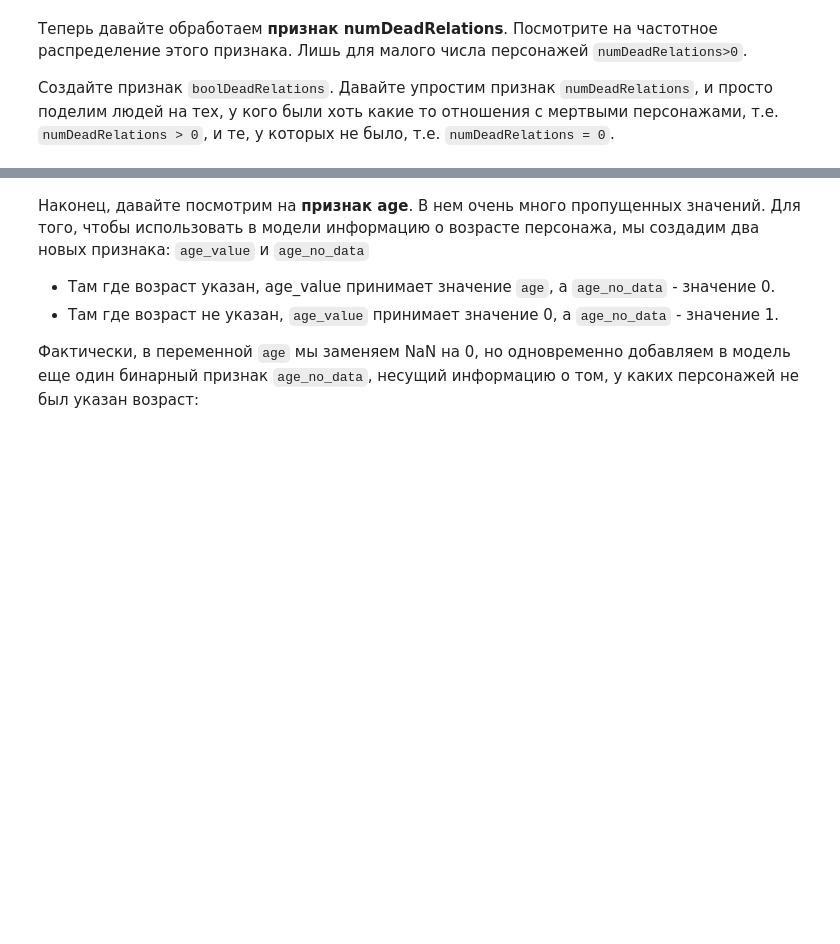
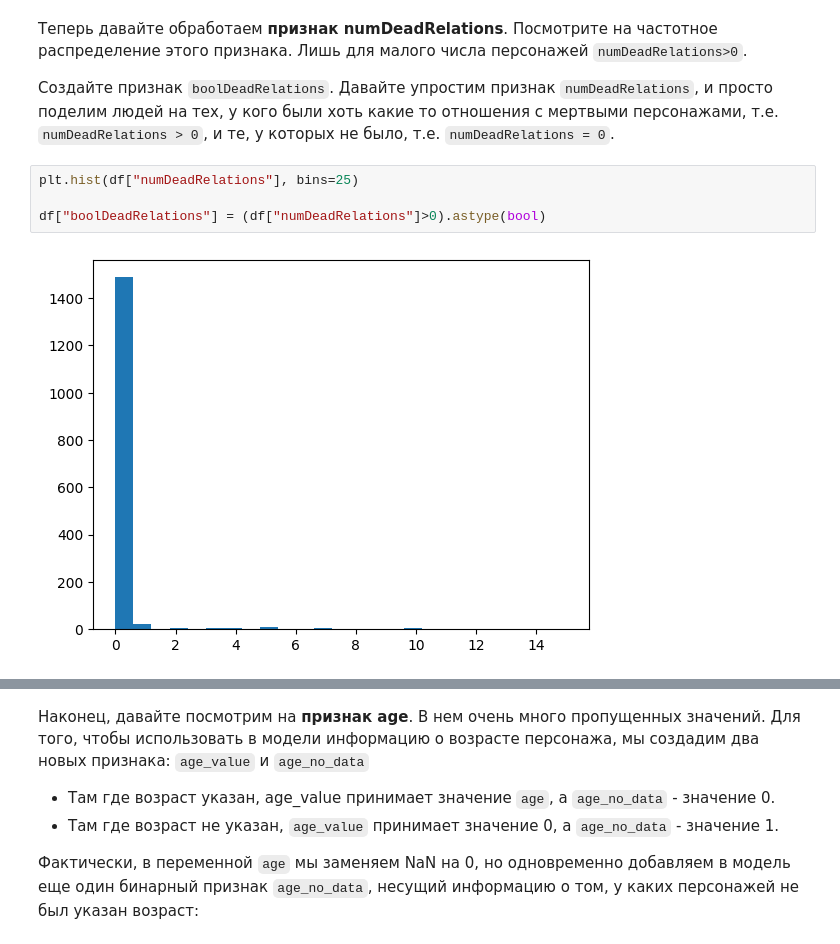
Before and after one commit to NeMordvin/-App-for-SolidEdge, a Jupyter notebook: week_01_ml_intro/Homework/hw_1_game_of_thrones.ipynb, the cells around one changed output, grey strips where cells are left out. Cells and saved outputs as stored; diff of their text form; blank space fills up the shorter version.

```diff
--- a/week_01_ml_intro/Homework/hw_1_game_of_thrones.ipynb
+++ b/week_01_ml_intro/Homework/hw_1_game_of_thrones.ipynb
@@ -157,3 +236,9 @@ data.describe(include = [...]).T[['count', 'min', 'max']]
 Посмотрите на частотное распределение этого признака. Лишь для малого числа персонажей `numDeadRelations>0`.
 
 Создайте признак `boolDeadRelations`. Давайте упростим признак `numDeadRelations`, и просто поделим людей на тех, у кого были хоть какие то отношения с мертвыми персонажами, т.е. `numDeadRelations > 0`, и те, у которых не было, т.е. `numDeadRelations = 0`.
+# %%
+plt.hist(df["numDeadRelations"], bins=25)
+
+df["boolDeadRelations"] = (df["numDeadRelations"]>0).astype(bool)
+# %% [output]
+[figure, added]
```
Also changed, not shown: parts of 39 cells of this notebook.
